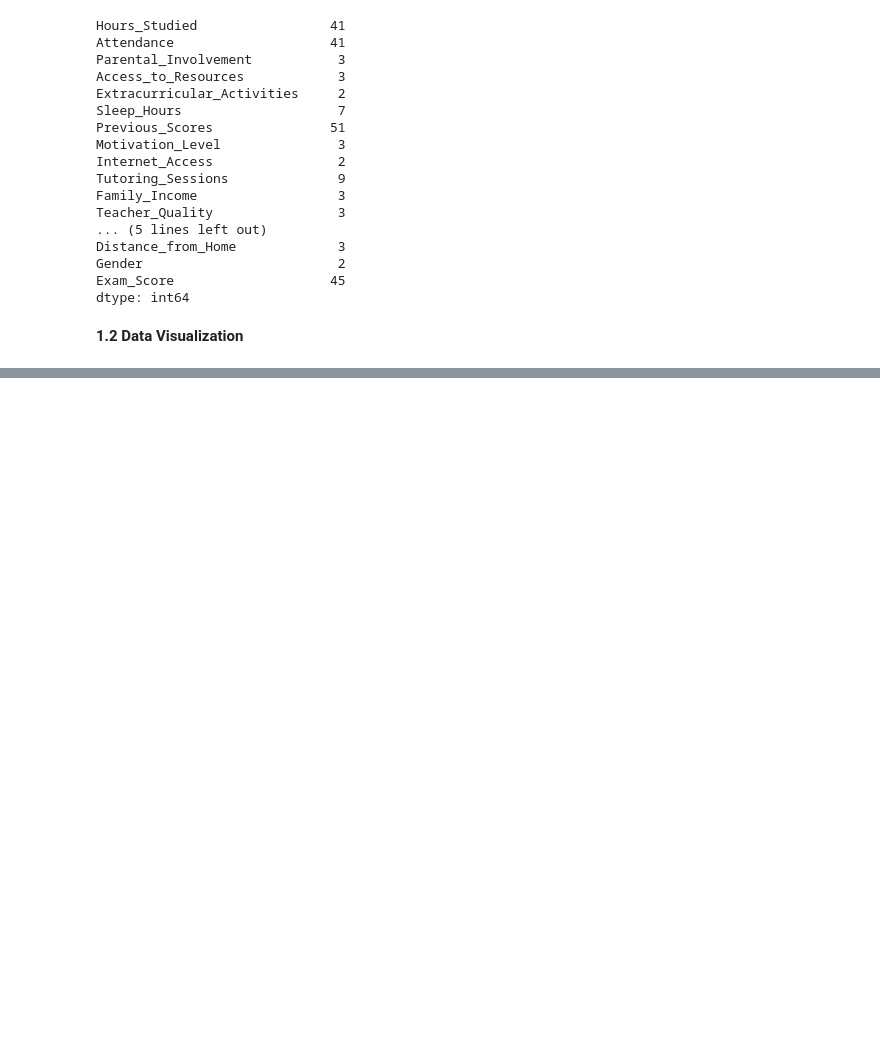
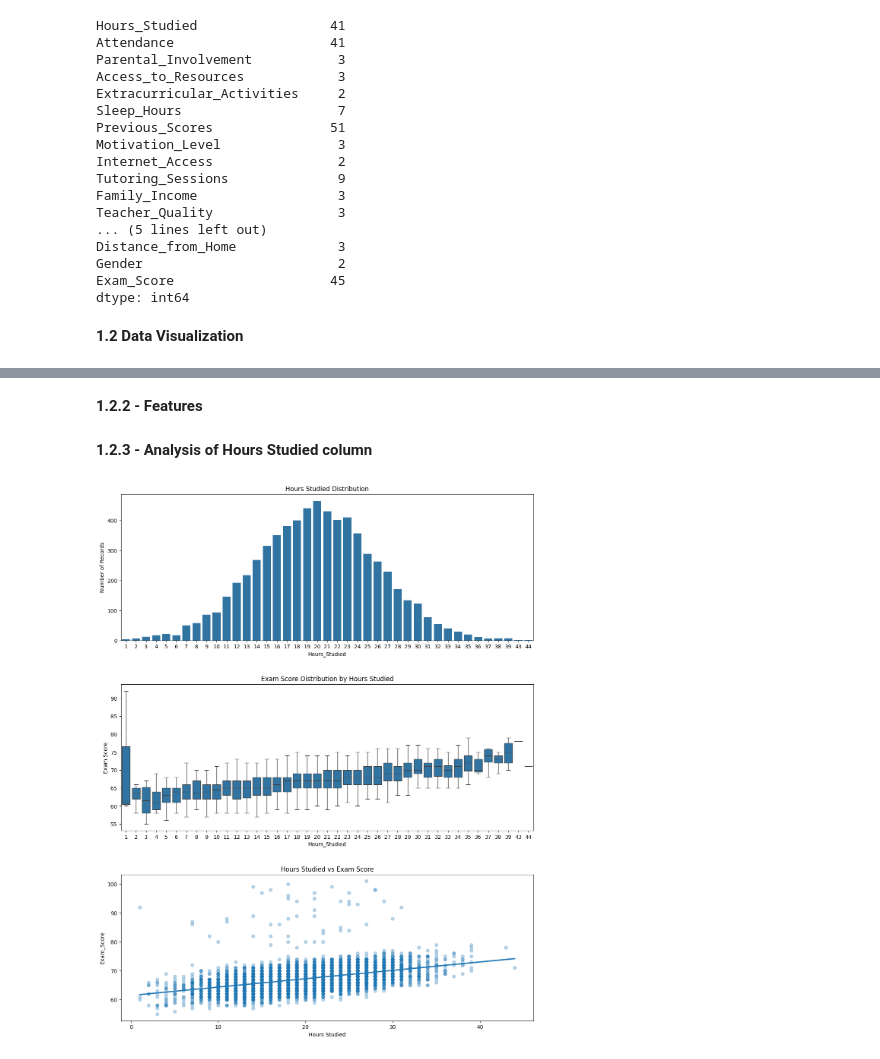
Before and after one commit to matcze/student_performance, a Jupyter notebook: exam_performance.ipynb, the cells around one changed output, grey strips where cells are left out. Drawn from its saved outputs; the diff is of its cells as text; code cells hidden in the pictures; blank space fills up the shorter version.

Commit message:
features analysis

```diff
--- a/exam_performance.ipynb
+++ b/exam_performance.ipynb
@@ -93,0 +105,32 @@ plt.show()
+# %% [markdown]
+**1.2.2 - Features**
+# %% [markdown]
+**1.2.3 - Analysis of Hours Studied column**
+# %%
+fig, ax = plt.subplots(3, 1, figsize=(14, 18))
+ax = ax.flatten()
+
+sns.countplot(x="Hours_Studied", data=dataset, ax=ax[0])
+ax[0].set_title("Hours Studied Distribution")
+ax[0].set_ylabel("Number of Records")
+
+sns.boxplot(x="Hours_Studied", y="Exam_Score", data=dataset,
+            ax=ax[1], showfliers=False)
+ax[1].set_title("Exam Score Distribution by Hours Studied")
+ax[1].set_ylabel("Exam Score")
+
+sns.regplot(
+    x="Hours_Studied",
+    y="Exam_Score",
+    data=dataset,
+    ax=ax[2],
+    scatter_kws={"alpha": 0.3}
+)
+ax[2].set_title("Hours Studied vs Exam Score")
+ax[2].set_xlabel("Hours Studied")
+
+
+plt.subplots_adjust(hspace=0.3, wspace=0.3)
+plt.show()
+# %% [output]
+[figure, added]
```
Also changed, not shown: parts of 7 cells of this notebook.
